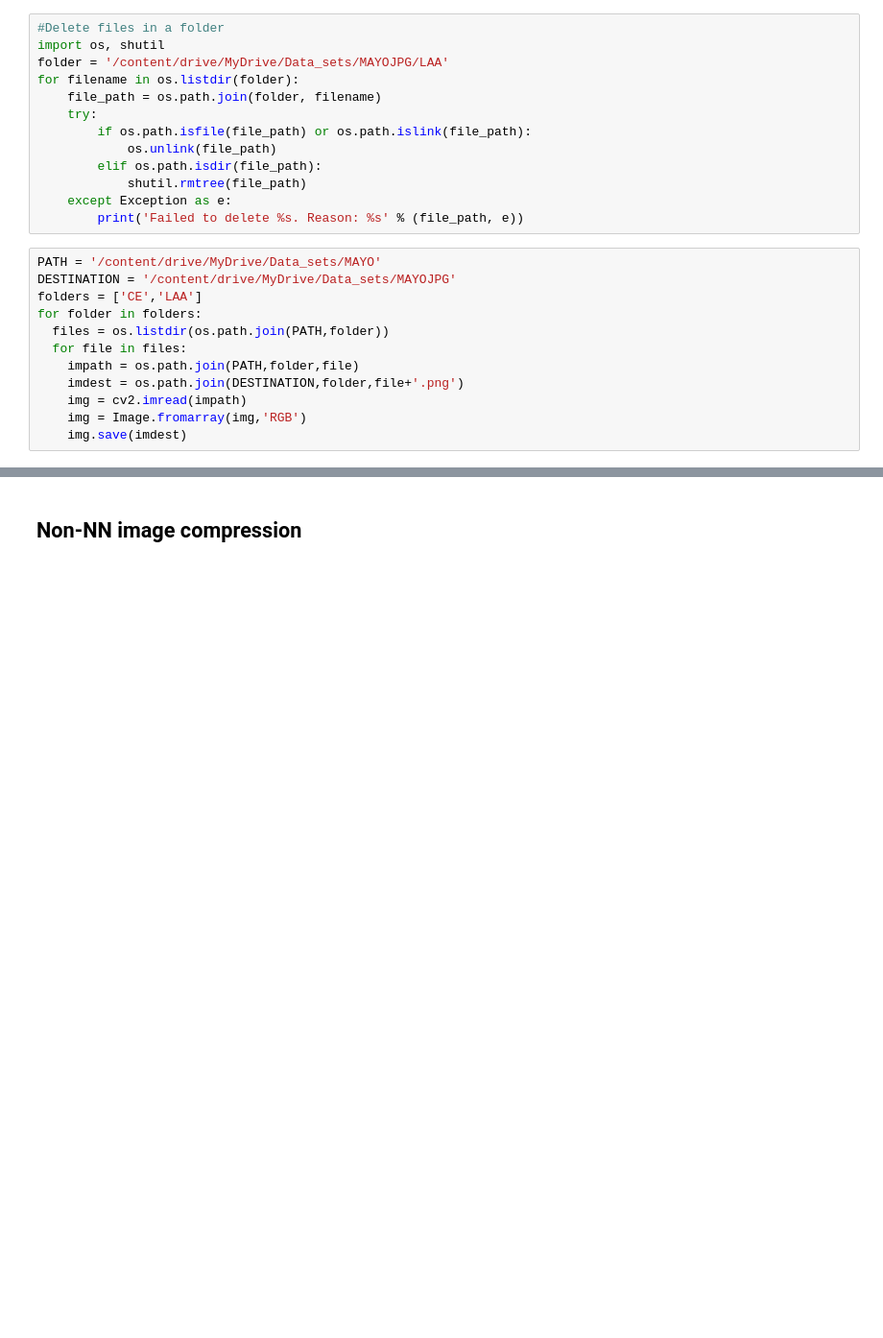
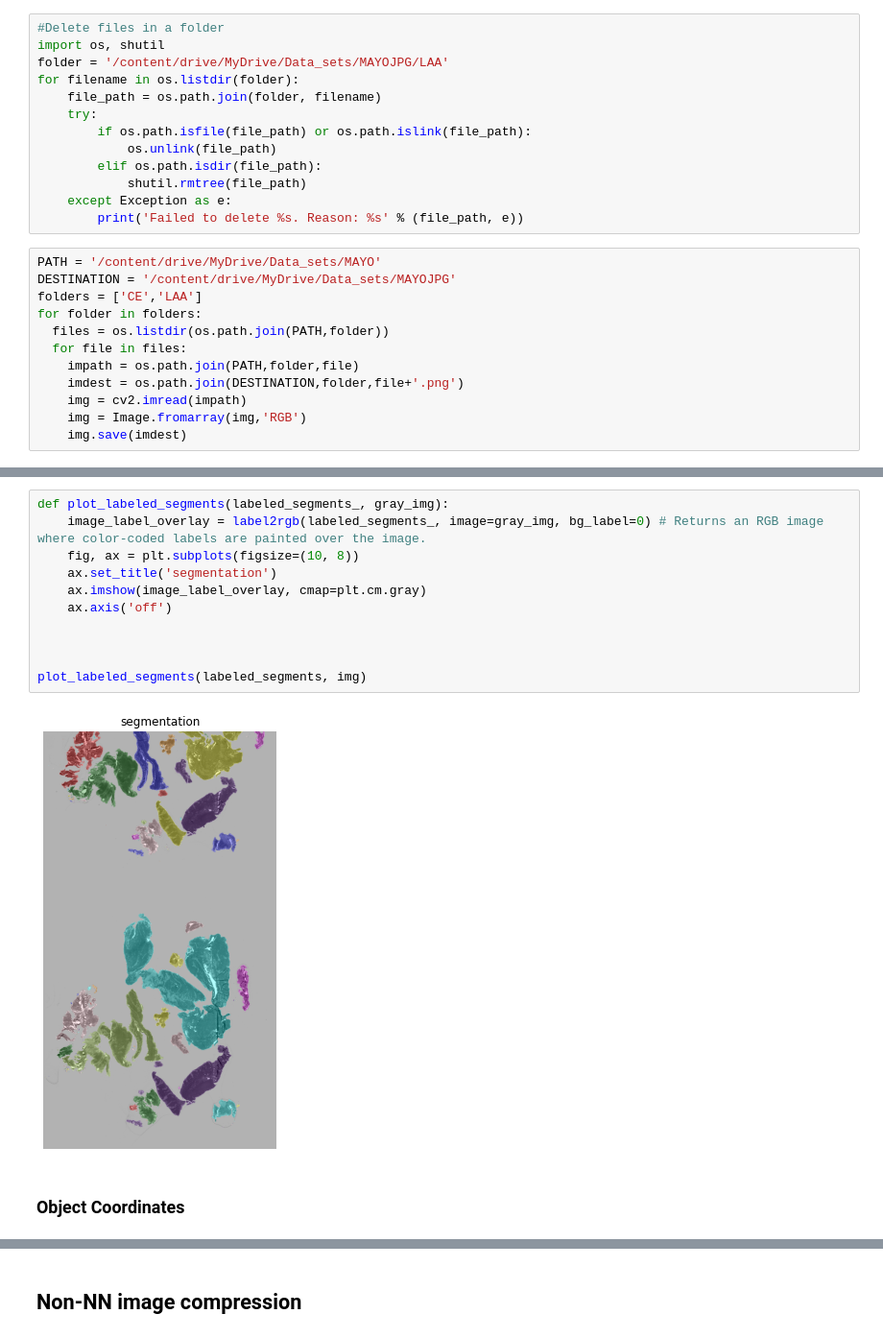
Before and after one commit to EnriqueProjectsIA/Mayo-Clinic---STRIP-AI, a Jupyter notebook: Mayo_clinic_exploration+CNN.ipynb, the cells around one changed output, grey strips where cells are left out. Shown at 96% size. Cells and saved outputs as stored; diff of their text form; blank space fills up the shorter version.

```diff
--- a/Mayo_clinic_exploration+CNN.ipynb
+++ b/Mayo_clinic_exploration+CNN.ipynb
@@ -205,0 +274,15 @@ for folder in folders:
+# %%
+def plot_labeled_segments(labeled_segments_, gray_img):
+    image_label_overlay = label2rgb(labeled_segments_, image=gray_img, bg_label=0) # Returns an RGB image where color-coded labels are painted over the image.
+    fig, ax = plt.subplots(figsize=(10, 8))
+    ax.set_title('segmentation')
+    ax.imshow(image_label_overlay, cmap=plt.cm.gray)
+    ax.axis('off')
+
+
+
+plot_labeled_segments(labeled_segments, img)
+# %% [output]
+[figure, added]
+# %% [markdown]
+### Object Coordinates
```
Also changed, not shown: parts of 11 cells of this notebook.
